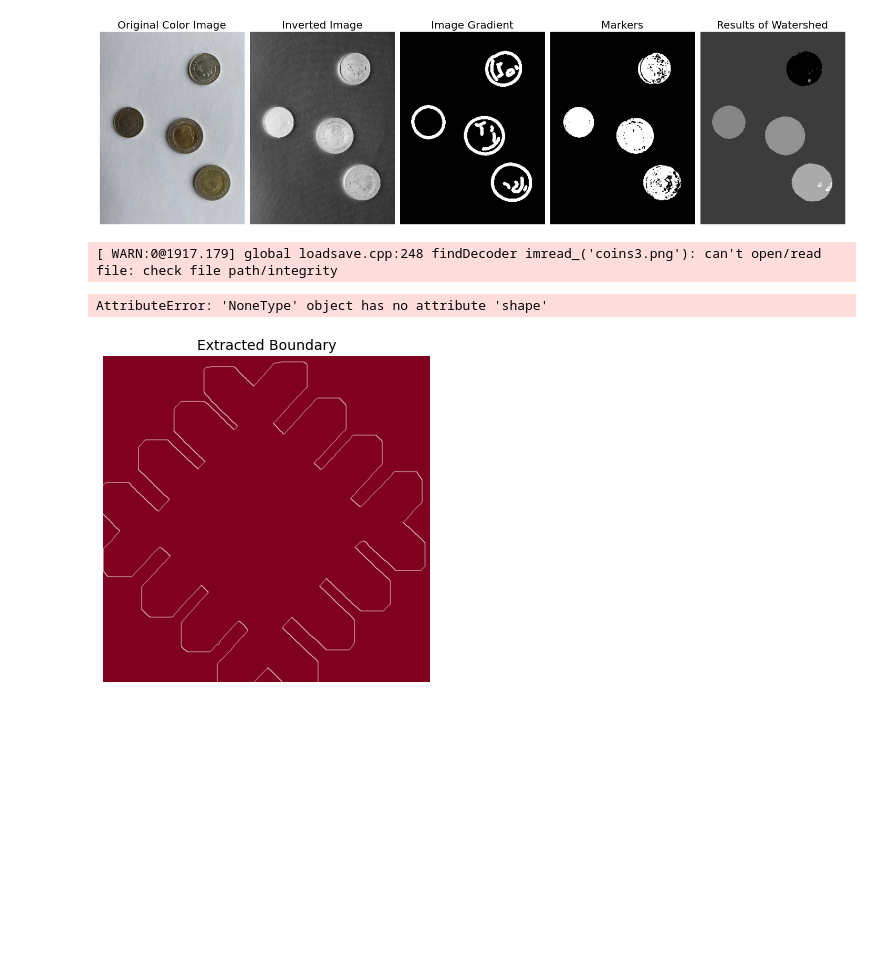
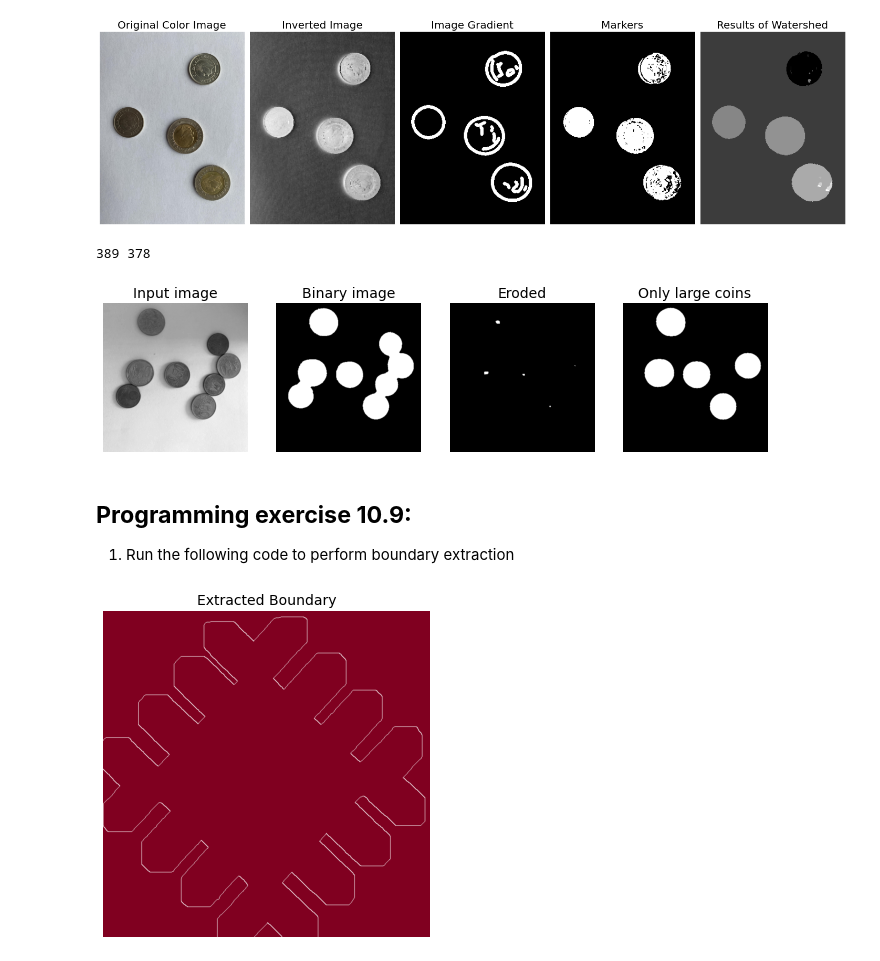
Before and after one commit to itironal/466Companion, a Jupyter notebook: newCh10.ipynb, the cells around one changed output. Cells and saved outputs as stored; diff of their text form; code cells hidden in the pictures; blank space fills up the shorter version.

```diff
--- a/newCh10.ipynb
+++ b/newCh10.ipynb
@@ -976,36 +997,40 @@ from skimage.morphology import opening, erosion, dilation, disk, closing
 
 image = cv2.imread("images/coins3.png", cv2.IMREAD_GRAYSCALE)
 h, w = image.shape
 print(h,w)
 
 # Apply Thresholding
 _, binary = cv2.threshold(image, 121, 255, cv2.THRESH_BINARY_INV)  # Invert for better processing
 
 # Remove Textures using Morphological Closing
 closed = closing(binary, disk(2))  # Adjust kernel size if needed
 
 
 # Remove Small Objects (Small Coins) using Erosion → Dilation
 eroded = erosion(closed, disk(32))
 dilated = dilation(eroded, disk(33))
 
 
 # Display the final image
 plt.figure(figsize=(15, 8))
-plt.subplot(151), plt.imshow(image_color, cmap="gray")
+plt.subplot(151), plt.imshow(image, cmap="gray")
 plt.title('Input image', fontsize=14), plt.axis('off')
 plt.subplot(152), plt.imshow(closed, cmap="gray")
 plt.title('Binary image', fontsize=14), plt.axis('off')
 plt.subplot(153), plt.imshow(eroded, cmap="gray")
 plt.title('Eroded', fontsize=14), plt.axis('off')
 plt.subplot(154), plt.imshow(dilated, cmap="gray")
 plt.title('Only large coins', fontsize=14), plt.axis('off')
 
 plt.axis("off")
 plt.show()
 # %% [output]
-[ WARN:0@1917.179] global loadsave.cpp:248 findDecoder imread_('coins3.png'): can't open/read file: check file path/integrity
+389 378
-AttributeError: 'NoneType' object has no attribute 'shape'
+[figure, added]
+# %% [markdown]
+## **Programming exercise 10.9:**
+
+1.   Run the following code to perform boundary extraction
 # %%
 #Boundary extraction
 
```
Also changed, not shown: parts of 12 cells of this notebook, 8 other files.
